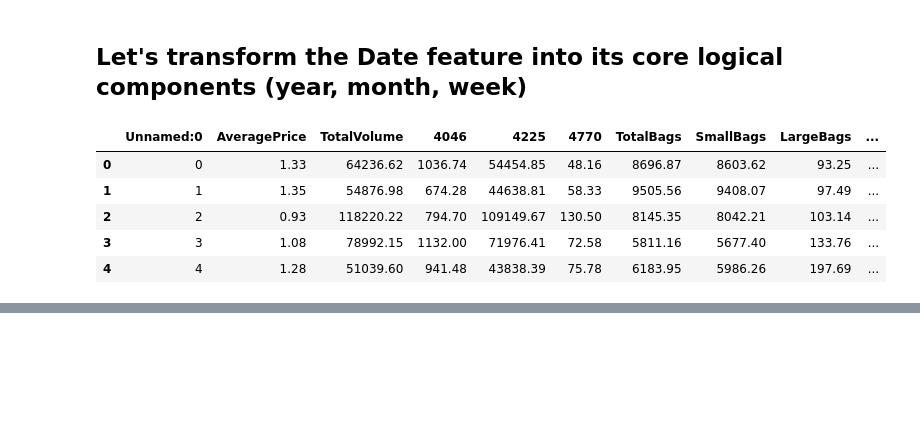
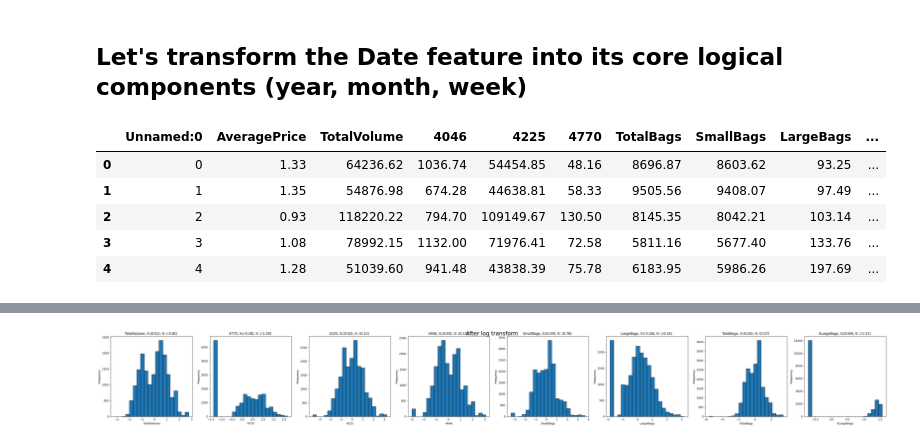
Before and after one commit to ItamarBerger/TabularDS, a Jupyter notebook: TDS_part2.ipynb, the cells around one changed output, grey strips where cells are left out. Saved outputs shown, nothing was run; the diff lists cells and outputs as text; code cells hidden in the pictures; blank space fills up the shorter version.

```diff
--- a/TDS_part2.ipynb
+++ b/TDS_part2.ipynb
@@ -105,0 +143,52 @@ dtf.head()
+# %%
+
+import pandas as pd
+import seaborn as sns
+import matplotlib.pyplot as plt
+
+def plot_boxplots(df):
+    """
+    This function creates a boxplot for each column in the DataFrame.
+
+    Parameters:
+    df (pd.DataFrame): The DataFrame containing the data.
+    """
+    # Set up the matplotlib figure
+    plt.figure(figsize=(12, 8))
+
+    # Loop through each column in the DataFrame
+    for i, column in enumerate(df.columns):
+        plt.subplot(1, len(df.columns), i + 1)  # Create a subplot for each column
+        sns.boxplot(data=df[column])  # Create boxplot for the column
+        plt.title(f'Boxplot of {column}')
+        plt.xticks([0], [column])  # Add label for the x-axis
+
+    # Adjust layout and show the plot
+    plt.tight_layout()
+    plt.show()
+
+
+
+
+from sklearn.preprocessing import PowerTransformer
+import pandas as pd
+
+def box_cox_transform(dtf, column):
+    # Initialize the PowerTransformer with method='box-cox'
+    dtf[column] = dtf[column].clip(lower=1e-5)
+
+    pt = PowerTransformer(method='box-cox')
+
+    # Apply the Box-Cox transformation (requires data in 2D)
+    transformed = pt.fit_transform(dtf[[column]])
+
+    # The result is a 2D array, so return it as a pandas Series for easier handling
+    return pd.Series(transformed.flatten(), index=dtf.index, name=column)
+
+hardcoded_columns = ['TotalVolume', '4770', '4225', '4046', 'SmallBags', 'LargeBags', 'TotalBags', 'XLargeBags']
+for col in hardcoded_columns:
+  dtf[col] = box_cox_transform(dtf, col)
+
+plot_columns_hists(dtf, "After log transform")
+# %% [output]
+[figure, added]
```
Also changed, not shown: parts of 12 cells of this notebook.
